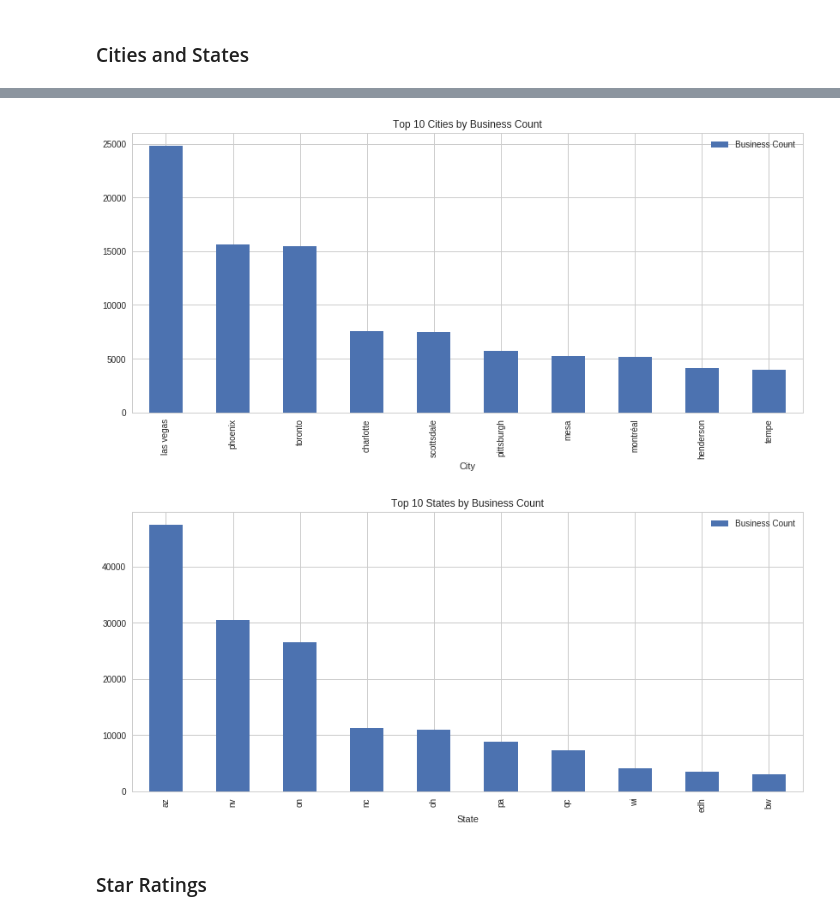
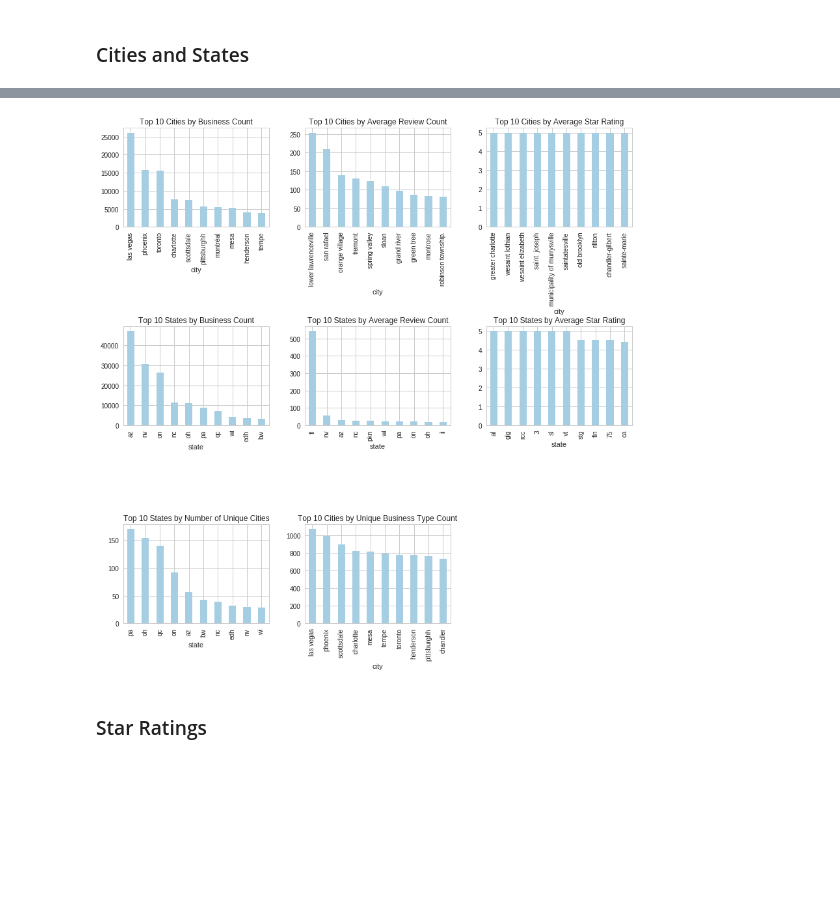
Before and after one commit to bljustice/yelp, a Jupyter notebook: yelp_eda.ipynb, the cells around one changed output, grey strips where cells are left out. Drawn from its saved outputs; the diff is of its cells as text; code cells hidden in the pictures; blank space fills up the shorter version.

Commit message:
Started adding subplot grids to each topic across notebook

```diff
--- a/yelp_eda.ipynb
+++ b/yelp_eda.ipynb
@@ -5,9 +5,10 @@ import matplotlib.pyplot as plt
 import seaborn as sns
 from collections import Counter
 %matplotlib inline
-# %%
-sns.set_style('whitegrid')
-sns.set_palette('hls', 8)
+# %%
+sns.set_style('whitegrid')
+sns.set_palette(['#a6cee3','#1f78b4','#b2df8a','#33a02c','#fb9a99','#e31a1c',
+                 '#fdbf6f','#ff7f00','#cab2d6','#6a3d9a','#ffff99','#b15928'])
 # %%
 def print_head(f, size=1):
     with open(f) as read_file:
@@ -172,14 +108,39 @@ df['City'] = df['City'].map(lambda x: replacement_dict.get(x) if replacement_dic
-# %%
-top_10_cities = city_counts.sort_values(by='Business Count', ascending=False).iloc[:10]
-top_10_cities.plot.bar('City', 'Business Count', figsize=(14, 6))
-plt.title('Top 10 Cities by Business Count');
-# %% [output]
-[figure, removed]
-# %%
-top_10_states = state_counts.sort_values(by='Business Count', ascending=False).iloc[:10]
-top_10_states.plot.bar('State', 'Business Count', figsize=(14, 6))
-plt.title('Top 10 States by Business Count');
-# %% [output]
-[figure, removed]
+# %%
+plt.figure(figsize=(14, 14))
+#top 10 cities by business count
+ax1 = plt.subplot2grid((3, 3), (0, 0), colspan=1)
+business_df['city'].value_counts().iloc[:10].plot.bar(ax=ax1, title='Top 10 Cities by Business Count')
+plt.xlabel('city')
+ax2 = plt.subplot2grid((3, 3), (0, 1), colspan=1)
+#top 10 cities by avg. review count
+business_df.groupby('city').review_count.mean().sort_values(ascending=False)[:10]\
+    .plot.bar(ax=ax2, title='Top 10 Cities by Average Review Count')
+#top 10 cities by avg. star rating
+ax3 = plt.subplot2grid((3, 3), (0, 2), colspan=1)
+business_df.groupby('city').stars.mean().sort_values(ascending=False)[:10]\
+    .plot.bar(ax=ax3, title='Top 10 Cities by Average Star Rating')
+#top 10 states by business count
+ax4 = plt.subplot2grid((3, 3), (1, 0), colspan=1)
+business_df['state'].value_counts().iloc[:10].plot.bar(ax=ax4, title='Top 10 States by Business Count')
+plt.xlabel('state')
+#top 10 states by avg. review count
+ax5 = plt.subplot2grid((3, 3), (1, 1), colspan=1)
+business_df.groupby('state').review_count.mean().sort_values(ascending=False)[:10]\
+    .plot.bar(ax=ax5, title='Top 10 States by Average Review Count')
+#top 10 states by avg. star rating
+ax6 = plt.subplot2grid((3, 3), (1, 2), colspan=1)
+business_df.groupby('state').stars.mean().sort_values(ascending=False)[:10]\
+    .plot.bar(ax=ax6, title='Top 10 States by Average Star Rating')
+#top 10 states by number of unique cities
+ax7 = plt.subplot2grid((3, 3), (2, 0), colspan=1)
+business_df.groupby('state').city.nunique().sort_values(ascending=False)[:10]\
+    .plot.bar(ax=ax7, title='Top 10 States by Number of Unique Cities')
+#top 10 cities by unique business count
+ax8 = plt.subplot2grid((3, 3), (2, 1), colspan=1)
+melted_category_df.groupby('city').category.nunique().sort_values(ascending=False)[:10]\
+    .plot.bar(ax=ax8, title='Top 10 Cities by Unique Business Type Count')
+plt.subplots_adjust(hspace=1, wspace=.25)
+# %% [output]
+[figure, added]
 # %% [markdown]
 ### Star Ratings
```
Also changed, not shown: parts of 10 cells of this notebook.
